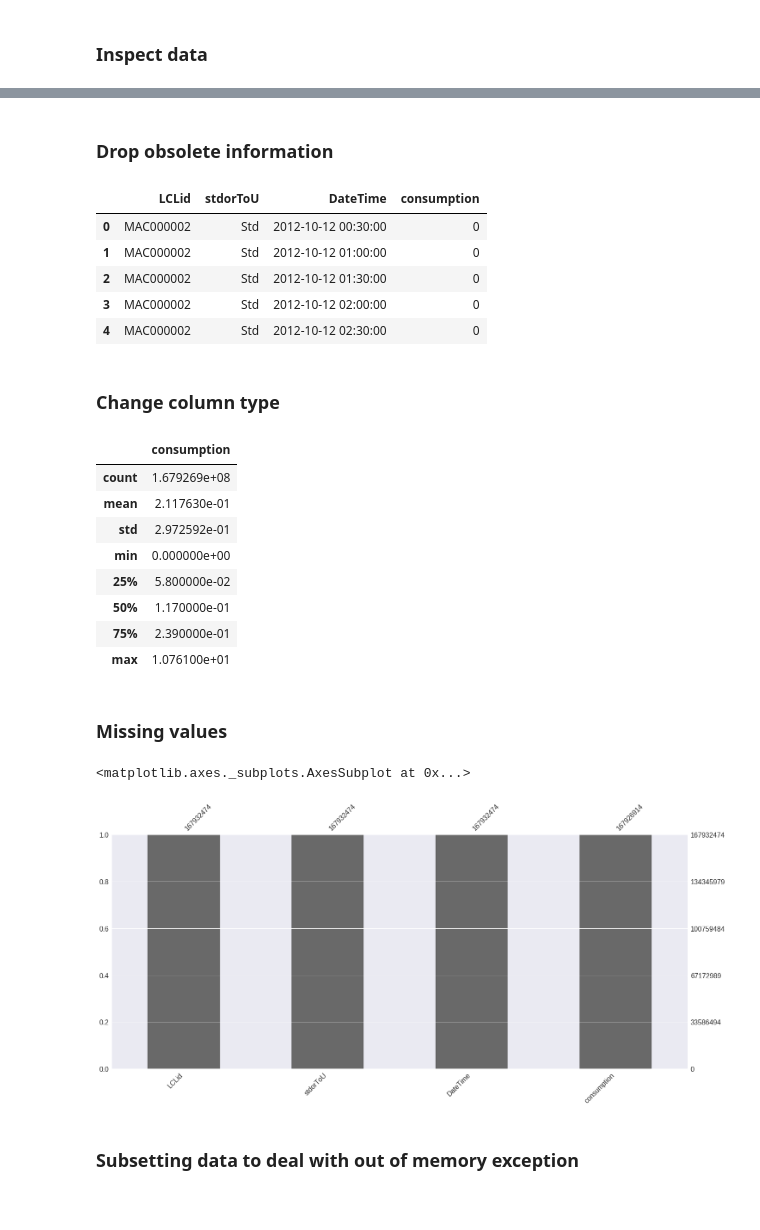
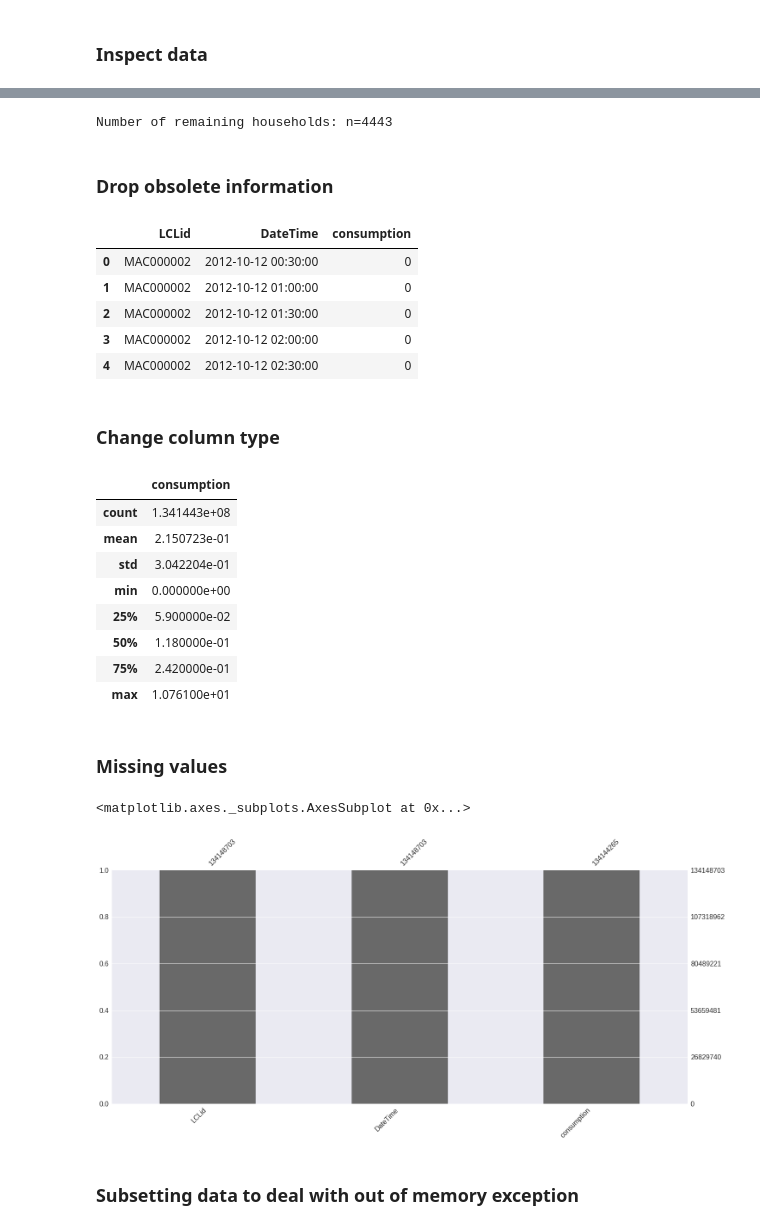
Before and after one commit to CrazyHooch1/smartmeter, a Jupyter notebook: notebooks/1_analysis_london_data.ipynb, the cells around one changed output, grey strips where cells are left out. Saved outputs shown, nothing was run; the diff lists cells and outputs as text; code cells hidden in the pictures.

```diff
--- a/notebooks/1_analysis_london_data.ipynb
+++ b/notebooks/1_analysis_london_data.ipynb
@@ -47,0 +58,3 @@ df.describe()
+# %%
+df = df[df.stdorToU=="Std"]
+df.describe()
@@ -48,16 +69,20 @@ df.describe()
+# %%
+print("Number of remaining households: n={n}".format(n=df.LCLid.nunique()))
+# %% [output]
+Number of remaining households: n=4443
 # %% [markdown]
 ### Drop obsolete information
 # %%
-df.drop(['Acorn', 'Acorn_grouped'], axis=1, inplace=True)
-df.columns = ['LCLid', 'stdorToU', 'DateTime', 'consumption']
+df.drop(['Acorn', 'Acorn_grouped', 'stdorToU'], axis=1, inplace=True)
+df.columns = ['LCLid', 'DateTime', 'consumption']
 df.head()
 # %% [output]
-|  | LCLid | stdorToU | DateTime | consumption |
-| 0 | MAC000002 | Std | 2012-10-12 00:30:00 | 0 |
-| 1 | MAC000002 | Std | 2012-10-12 01:00:00 | 0 |
-| 2 | MAC000002 | Std | 2012-10-12 01:30:00 | 0 |
-| 3 | MAC000002 | Std | 2012-10-12 02:00:00 | 0 |
-| 4 | MAC000002 | Std | 2012-10-12 02:30:00 | 0 |
+|  | LCLid | DateTime | consumption |
+| 0 | MAC000002 | 2012-10-12 00:30:00 | 0 |
+| 1 | MAC000002 | 2012-10-12 01:00:00 | 0 |
+| 2 | MAC000002 | 2012-10-12 01:30:00 | 0 |
+| 3 | MAC000002 | 2012-10-12 02:00:00 | 0 |
+| 4 | MAC000002 | 2012-10-12 02:30:00 | 0 |
 # %% [markdown]
 ### Change column type
 # %%
@@ -65,13 +90,13 @@ df['consumption'] = df['consumption'].convert_objects(convert_numeric=True)
 df.describe()
 # %% [output]
 |  | consumption |
-| count | 1.679269e+08 |
-| mean | 2.117630e-01 |
-| std | 2.972592e-01 |
+| count | 1.341443e+08 |
+| mean | 2.150723e-01 |
+| std | 3.042204e-01 |
 | min | 0.000000e+00 |
-| 25% | 5.800000e-02 |
-| 50% | 1.170000e-01 |
-| 75% | 2.390000e-01 |
+| 25% | 5.900000e-02 |
+| 50% | 1.180000e-01 |
+| 75% | 2.420000e-01 |
 | max | 1.076100e+01 |
 # %% [markdown]
 ### Missing values
@@ -79,7 +104,7 @@ df.describe()
 msn.bar(df)
 # %% [output]
 <matplotlib.axes._subplots.AxesSubplot at 0x...>
-[figure, old version]
+[figure, new version]
 # %% [markdown]
 ### Subsetting data to deal with out of memory exception
 # %%
```
Also changed, not shown: parts of 14 cells of this notebook, 11 other files.
